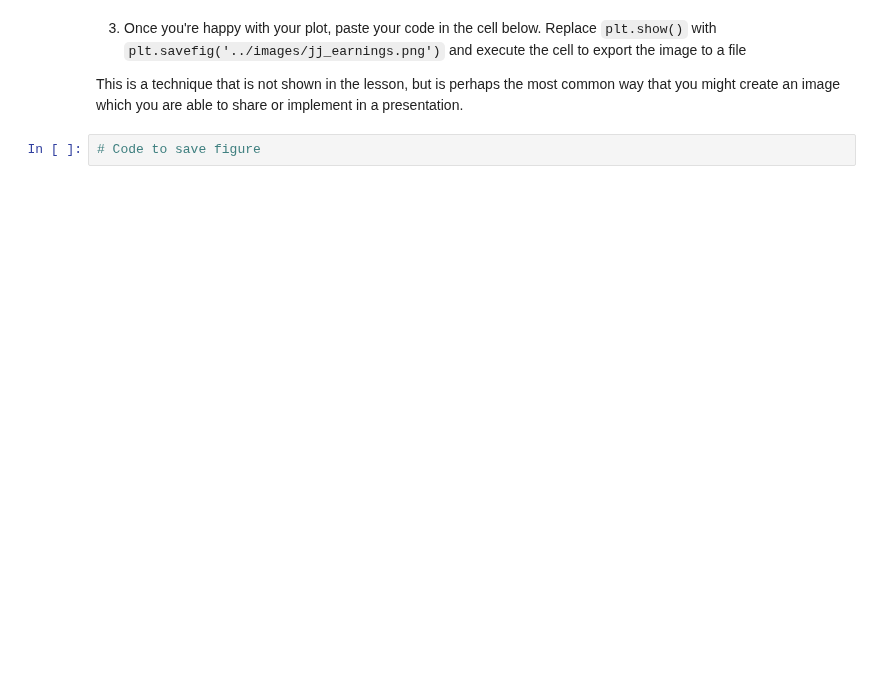
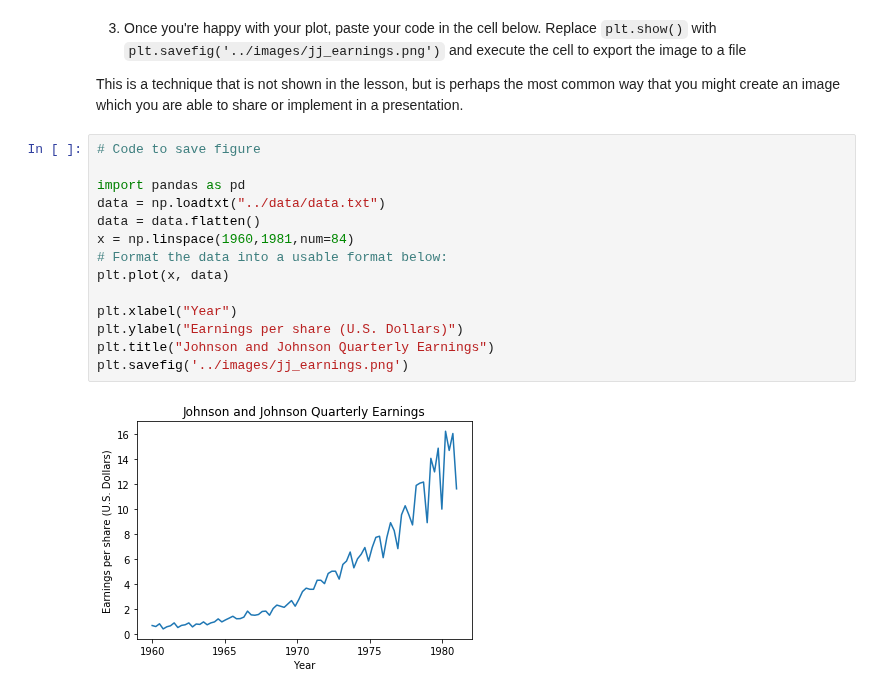
Before and after one commit to zcc33/ds-precourse-scatterplots, a Jupyter notebook: notebooks/scatterplot_challenges.ipynb, the cells around one changed output. Saved outputs shown, nothing was run; the diff lists cells and outputs as text; blank space fills up the shorter version.

```diff
--- a/notebooks/scatterplot_challenges.ipynb
+++ b/notebooks/scatterplot_challenges.ipynb
@@ -182,5 +175,19 @@ Text(0.5, 1.0, 'Johnson and Johnson Quarterly Earnings')
 3. Once you're happy with your plot, paste your code in the cell below. Replace `plt.show()` with `plt.savefig('../images/jj_earnings.png')` and execute the cell to export the image to a file
 
 This is a technique that is not shown in the lesson, but is perhaps the most common way that you might create an image which you are able to share or implement in a presentation.
-# %%
-# Code to save figure
+# %%
+# Code to save figure
+
+import pandas as pd
+data = np.loadtxt("../data/data.txt")
+data = data.flatten()
+x = np.linspace(1960,1981,num=84)
+# Format the data into a usable format below:
+plt.plot(x, data)
+
+plt.xlabel("Year")
+plt.ylabel("Earnings per share (U.S. Dollars)")
+plt.title("Johnson and Johnson Quarterly Earnings")
+plt.savefig('../images/jj_earnings.png')
+# %% [output]
+[figure, added]
```
Also changed, not shown: parts of 3 cells of this notebook, 3 other files.
